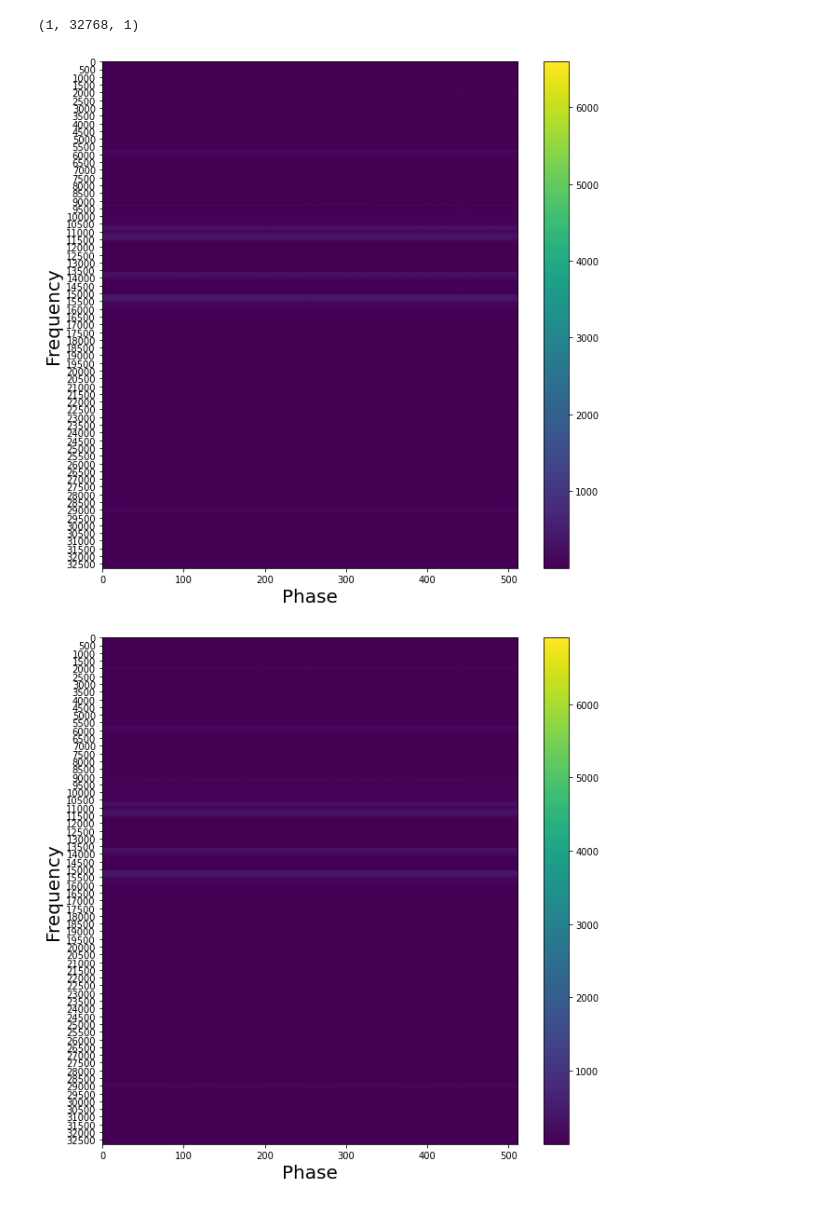
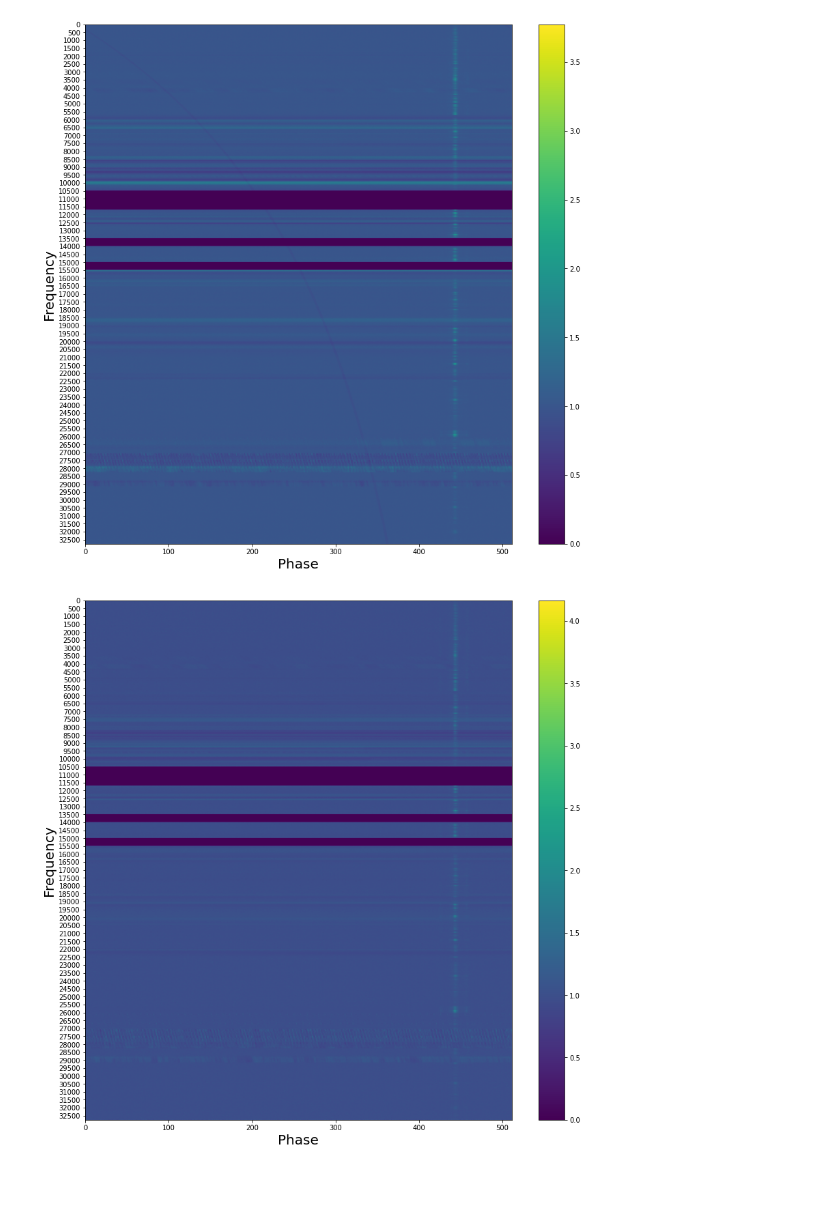
Before and after one commit to kuunal-mahtani/CTA200kmahtani, a Jupyter notebook: Work/Work_1_ver_2.ipynb, the cells around one changed output. Drawn from its saved outputs; the diff is of its cells as text; code cells hidden in the pictures.

Commit message:
updated jupyter notebook plotting file version 2, produced plots

```diff
--- a/Work/Work_1_ver_2.ipynb
+++ b/Work/Work_1_ver_2.ipynb
@@ -67,8 +67,8 @@ def mask_bands_specific(data,low_1,high_1,low_2,high_2,low_3,high_3):
         l=0
         m = m+1
     return data
-# %%
-np.mean(norm_data_1,axis=(0,2),keepdims=True)
-# %% [output]
-(1, 32768, 1)
+# %%
+def average(norm_data):
+    # averaged_data[axis=(1)] = norm_data[axis=(1)]/avg[axis=(1)]
+    return (norm_data/np.mean(norm_data,axis=(0,2),keepdims=True)) #taking the average of the time and phase axis for the normalized data, and dividing the normalized data by the resuling array
 # %%
@@ -80,11 +80,12 @@ end = ".000+30.000000000000004sec"
 data1 = np.load(start+fold+str(38)+":"+str(30)+end+".npy")
 data2 = np.load(start+icount+str(38)+":"+str(30)+end+".npy")
 # %%
-j=0
-data_fold_1 = np.load(start+fold+str(47)+":"+str(30)+end+".npy")
-data_count_1 = np.load(start+icount+str(47)+":"+str(30)+end+".npy")
-norm_data_1 = new_norm(data_fold_1,data_count_1)
-plotting(data_fold_1,norm_data_1,j,10)
+data_fold_1 = np.load(start+fold+str(47)+":"+str(30)+end+".npy")    #loading data from folded pulses
+data_count_1 = np.load(start+icount+str(47)+":"+str(30)+end+".npy") #loading data from icount file
+norm_data_1 = new_norm(data_fold_1,data_count_1)                    #normalizing data
+avg_data = average(norm_data_1)                                     #dividing normalized data by time and phase averaged array
+masked_data = mask_bands(avg_data)                                  #weighing down RFI frequencies
+plotting(data_fold_1,masked_data,2,14)
 # %% [output]
-[figure, old version]
+[figure, new version]
-[figure, old version]
+[figure, new version]
```
Also changed, not shown: parts of 17 cells of this notebook, 4 other files.
